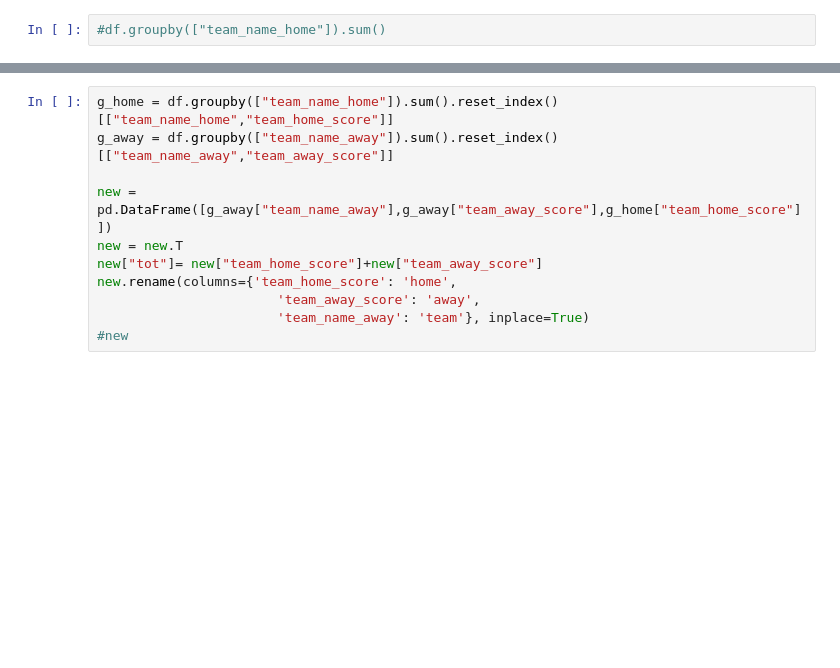
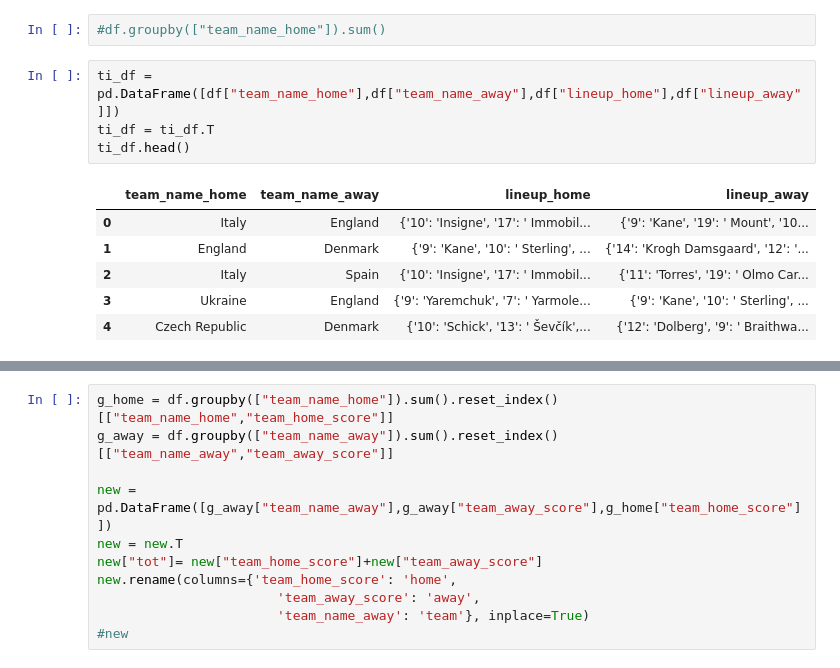
Before and after one commit to oOBoniOo/Euro-2020-data-viewer-, a Jupyter notebook: data_support/CSV_euro_data/format_CSV_EURO_con_pandas.ipynb, the cells around one changed output, grey strips where cells are left out. Cells and saved outputs as stored; diff of their text form; blank space fills up the shorter version.

```diff
--- a/data_support/CSV_euro_data/format_CSV_EURO_con_pandas.ipynb
+++ b/data_support/CSV_euro_data/format_CSV_EURO_con_pandas.ipynb
@@ -168,3 +168,14 @@ df
 | 50 | G1 | 2021-06-11 | False | 0 | 0 | Turkey | Italy | ... |
 # %%
 #df.groupby(["team_name_home"]).sum()
+# %%
+ti_df = pd.DataFrame([df["team_name_home"],df["team_name_away"],df["lineup_home"],df["lineup_away"]])
+ti_df = ti_df.T
+ti_df.head()
+# %% [output]
+|  | team_name_home | team_name_away | lineup_home | lineup_away |
+| 0 | Italy | England | {'10': 'Insigne', '17': ' Immobil... | {'9': 'Kane', '19': ' Mount', '10... |
+| 1 | England | Denmark | {'9': 'Kane', '10': ' Sterling', ... | {'14': 'Krogh Damsgaard', '12': '... |
+| 2 | Italy | Spain | {'10': 'Insigne', '17': ' Immobil... | {'11': 'Torres', '19': ' Olmo Car... |
+| 3 | Ukraine | England | {'9': 'Yaremchuk', '7': ' Yarmole... | {'9': 'Kane', '10': ' Sterling', ... |
+| 4 | Czech Republic | Denmark | {'10': 'Schick', '13': ' Ševčík',... | {'12': 'Dolberg', '9': ' Braithwa... |
```
Also changed, not shown: parts of 3 cells of this notebook.
